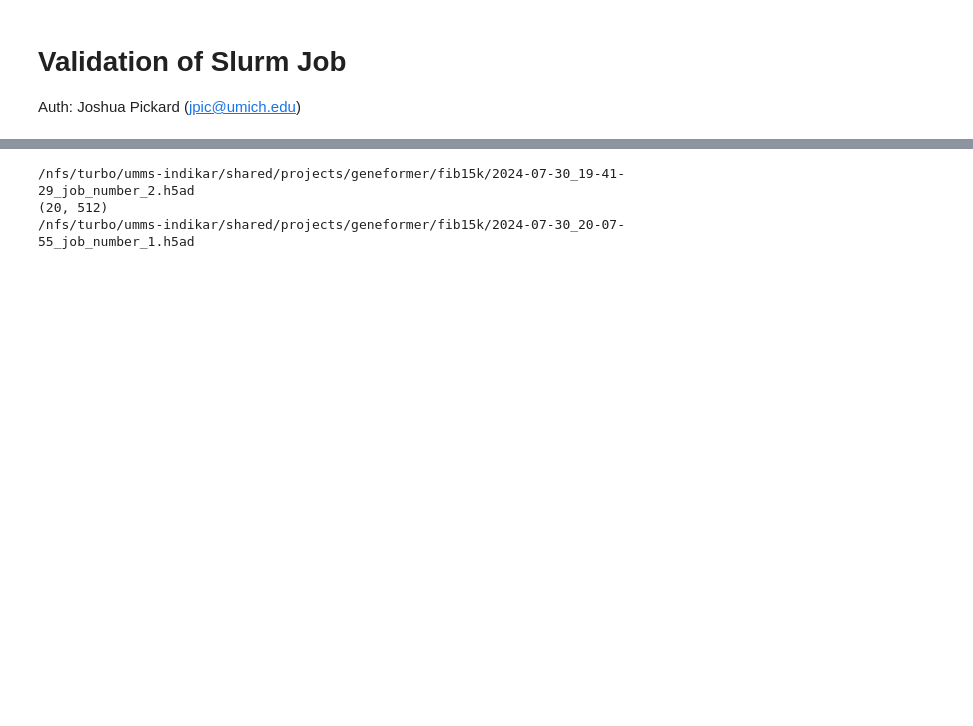
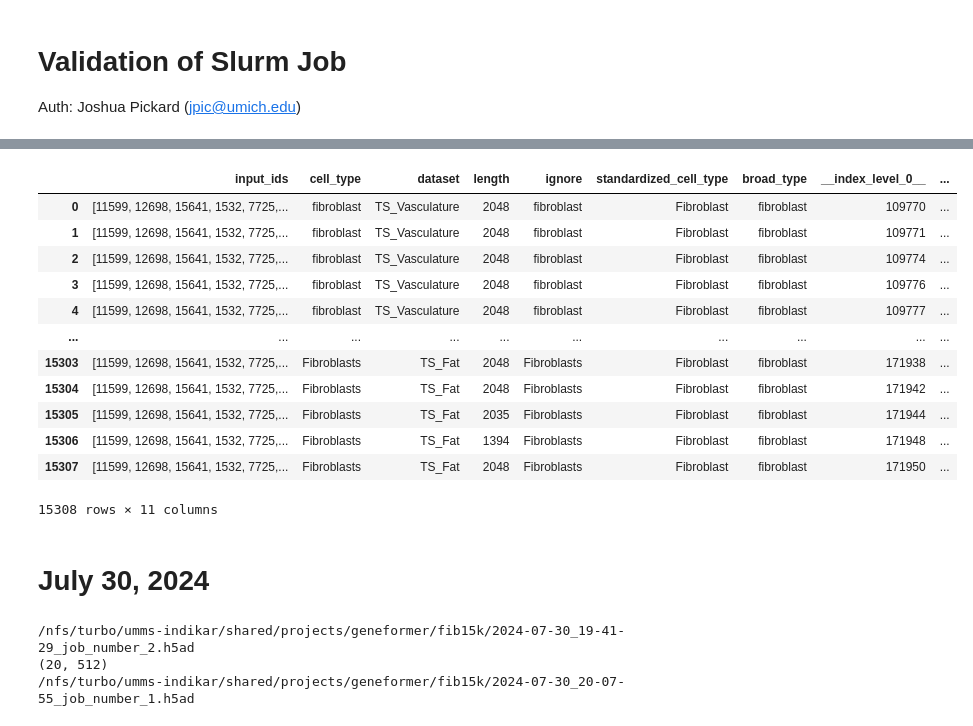
Before and after one commit to Jpickard1/scFoundationModels, a Jupyter notebook: HSC/jpic-investigate.ipynb, the cells around one changed output, grey strips where cells are left out. Cells and saved outputs as stored; diff of their text form; code cells hidden in the pictures; blank space fills up the shorter version.

```diff
--- a/HSC/jpic-investigate.ipynb
+++ b/HSC/jpic-investigate.ipynb
@@ -5,3 +361,24 @@ Auth: Joshua Pickard (jpic@umich.edu)
+# %%
+filepath = "/nfs/turbo/umms-indikar/shared/projects/geneformer/fib15k/2024-07-31_10-43-57_job_number_160.h5ad"
+adata = sc.read_h5ad(filepath)
+# %%
+adata.obs #['cell_type'].unique()
+# %% [output]
+|  | input_ids | cell_type | dataset | length | ignore | standardized_cell_type | broad_type | __index_level_0__ | ... |
+| 0 | [11599, 12698, 15641, 1532, 7725,... | fibroblast | TS_Vasculature | 2048 | fibroblast | Fibroblast | fibroblast | 109770 | ... |
+| 1 | [11599, 12698, 15641, 1532, 7725,... | fibroblast | TS_Vasculature | 2048 | fibroblast | Fibroblast | fibroblast | 109771 | ... |
+| 2 | [11599, 12698, 15641, 1532, 7725,... | fibroblast | TS_Vasculature | 2048 | fibroblast | Fibroblast | fibroblast | 109774 | ... |
+| 3 | [11599, 12698, 15641, 1532, 7725,... | fibroblast | TS_Vasculature | 2048 | fibroblast | Fibroblast | fibroblast | 109776 | ... |
+| 4 | [11599, 12698, 15641, 1532, 7725,... | fibroblast | TS_Vasculature | 2048 | fibroblast | Fibroblast | fibroblast | 109777 | ... |
+| ... | ... | ... | ... | ... | ... | ... | ... | ... | ... |
+| 15303 | [11599, 12698, 15641, 1532, 7725,... | Fibroblasts | TS_Fat | 2048 | Fibroblasts | Fibroblast | fibroblast | 171938 | ... |
+| 15304 | [11599, 12698, 15641, 1532, 7725,... | Fibroblasts | TS_Fat | 2048 | Fibroblasts | Fibroblast | fibroblast | 171942 | ... |
+| 15305 | [11599, 12698, 15641, 1532, 7725,... | Fibroblasts | TS_Fat | 2035 | Fibroblasts | Fibroblast | fibroblast | 171944 | ... |
+| 15306 | [11599, 12698, 15641, 1532, 7725,... | Fibroblasts | TS_Fat | 1394 | Fibroblasts | Fibroblast | fibroblast | 171948 | ... |
+| 15307 | [11599, 12698, 15641, 1532, 7725,... | Fibroblasts | TS_Fat | 2048 | Fibroblasts | Fibroblast | fibroblast | 171950 | ... |
+15308 rows × 11 columns
+# %% [markdown]
+# July 30, 2024
 # %%
 import os
 import scanpy as sc
```
Also changed, not shown: parts of 23 cells of this notebook, 3 other files.
